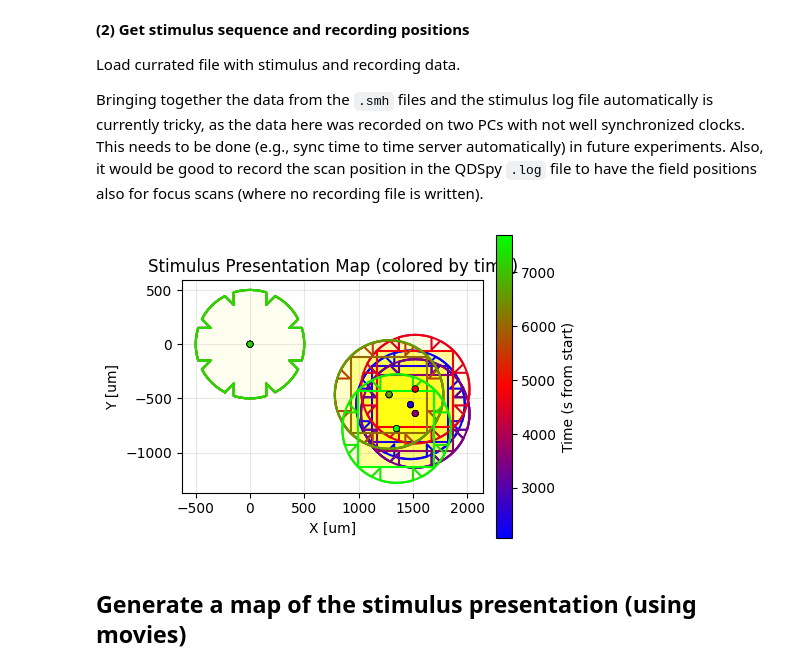
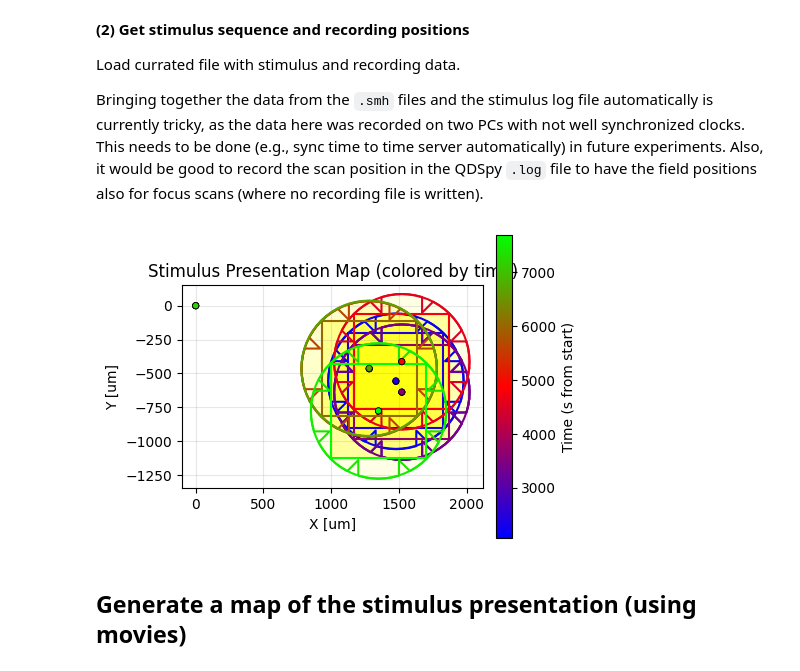
Before and after one commit to eyewire2/eyewire2-functional-analysis, a Jupyter notebook: notebooks/analysis/light_exposure/EW2_stim_history.ipynb, the cells around one changed output. Cells and saved outputs as stored; diff of their text form; code cells hidden in the pictures.

Commit message:
Consolidate exposure analysis

```diff
--- a/notebooks/analysis/light_exposure/EW2_stim_history.ipynb
+++ b/notebooks/analysis/light_exposure/EW2_stim_history.ipynb
@@ -19,8 +16,8 @@ import numpy as np
 
 from eyewire2_functional_analysis.stimulus import stim_movies, stim_outlines
 # %%
-CONSOL_PATH = Path("../../data/experiment-overview_consolidated.csv")
-STIM_MOV_PATH = Path("../data/stimuli-as-movies")
+CONSOL_PATH = Path("../../../data/experiment-overview_consolidated.csv")
+STIM_MOV_PATH = Path("../../../data/stimuli-as-movies")
 STIM_MOV_EXT = ".pickle"
 # %% [markdown]
 ## Generate a map of the stimulus presentation
@@ -32,7 +29,9 @@ Note that it would be better to get the parameters directly from `stims`, but he
 # %%
 # Approx. field of view of stimulus through objective lens
 # ESTIMATED: CHECK!
-#FOV_diam = 1500  # Nikon 16x objective (CF175 LWD×16/0.8W, DIC N2)
+'''
+FOV_diam = 1500  # Nikon 16x objective (CF175 LWD×16/0.8W, DIC N2)
+'''
 FOV_diam = 1000   # W Plan-Apochromat 20x/1,0 DIC M27, Zeiss
 
 # Create shapes (=areas illuminated by the stimuli)
@@ -80,9 +79,9 @@ MouseCam_Left = dict(
      'nTrials': 1,
      'durSnippet_s': 5.0}
 )
-dx = MouseCam_Left["movparams_Train"]["dxFr"] *MouseCam_Left["movScale"][0]
-dy = MouseCam_Left["movparams_Train"]["dyFr"] *MouseCam_Left["movScale"][1]
-mouseMovie = stim_outlines.box(dx, dy, FOV_diam=FOV_diam)
+mcam_dx = MouseCam_Left["movparams_Train"]["dxFr"] *MouseCam_Left["movScale"][0]
+mcam_dy = MouseCam_Left["movparams_Train"]["dyFr"] *MouseCam_Left["movScale"][1]
+mouseMovie = stim_outlines.box(mcam_dx, mcam_dy, FOV_diam=FOV_diam)
 # %% [markdown]
 **(2) Get stimulus sequence and recording positions**
 
@@ -123,11 +122,11 @@ for index, row in df.iterrows():
     fRecName = "" if row["dataFileName"] is np.nan else row["dataFileName"]
     t_abs_s = row["t_abs_s"]
     t_dur_s = row["t_dur_s"]
+
     '''
-    print(f"{row["index"]:3d} {fStimName:32s} {fRecName:30s} {pos_xyz}")
+    print(index, pos_xyz)
     '''
-
-    if pos_xyz:
+    if pos_xyz and not(pos_xyz == [0,0,0]):
         # Plot stimuli only for presentations w/ position data
         x0, y0 = pos_xyz[0], pos_xyz[1]
 
@@ -162,38 +161,38 @@ for index, row in df.iterrows():
 
         elif fStimName in ["MouseCam_Right"]:
             # Plot movie outline at the current position
-            poly = stim_outlines.box(dx, dy, x0=x0, y0=y0, FOV_diam=FOV_diam)
+            poly = stim_outlines.box(mcam_dx, mcam_dy, x0=x0, y0=y0, FOV_diam=FOV_diam)
             x, y = poly.exterior.xy
 
             # Adjusting exposure to presentation duration and mean intensity (estimate)
             # TODO: Better estimate
             expos = min(1, t_dur_s *alpha_per_s *0.5)
 
             # Fill first (lower z-order), outline on top (higher z-order)
             ax.fill(x, y, color='yellow', alpha=expos, zorder=1)
             ax.plot(x, y, color=edge_color, linewidth=1.5, zorder=5)
 
 # Add scatter points for recording positions
 df_valid = df[df['pos_xyz'].notna()].copy()
 df_valid['x'] = df_valid['pos_xyz'].apply(lambda v: float(v[1:-1].split(',')[0]))
 df_valid['y'] = df_valid['pos_xyz'].apply(lambda v: float(v[1:-1].split(',')[1]))
 sc = ax.scatter(df_valid['x'], df_valid['y'], c=df_valid['t_abs_s'], cmap='brg',
                 s=20, marker='o', zorder=10, edgecolor='k', linewidth=0.5)
 
 # Add colorbar with same height as the plot
 cbar = fig.colorbar(sc, ax=ax, fraction=0.046, pad=0.04)
 cbar.set_label('Time (s from start)')
 
 ax.set_xlabel('X [um]')
 ax.set_ylabel('Y [um]')
 ax.set_title('Stimulus Presentation Map (colored by time)')
 ax.grid(True, alpha=0.3)
 ax.set_aspect('equal')
 
 plt.tight_layout()
 plt.show()
 # %% [output]
-[figure, old version]
+[figure, new version]
 # %% [markdown]
 ## Generate a map of the stimulus presentation (using movies)
 # %% [markdown]
```
Also changed, not shown: parts of 6 cells of this notebook.
